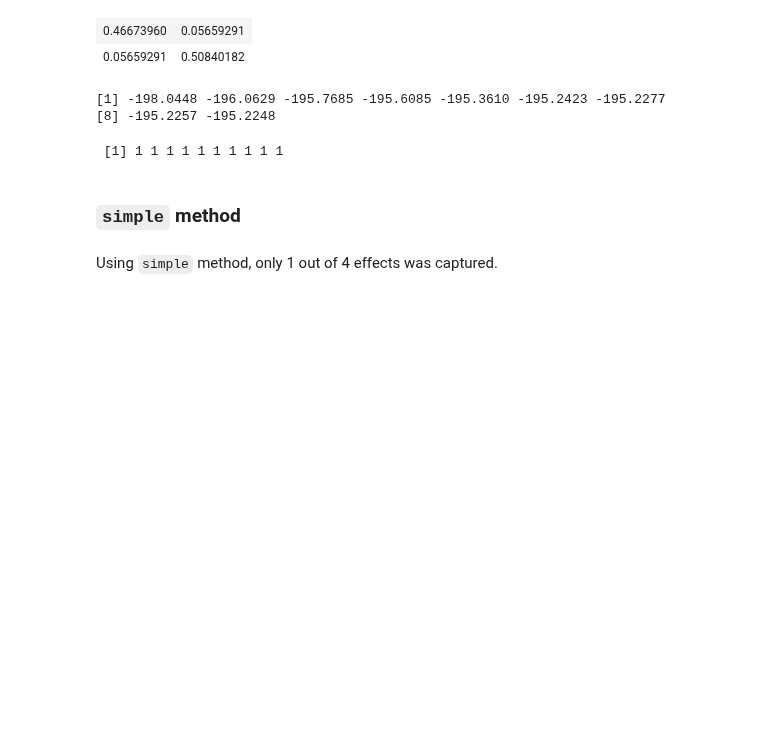
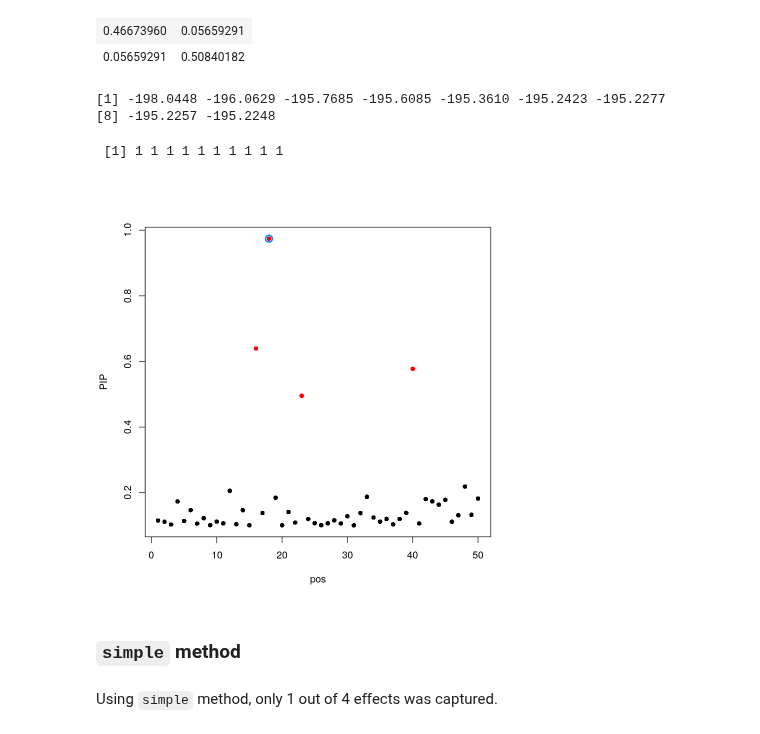
Before and after one commit to stephenslab/mvsusieR, a Jupyter notebook: inst/prototypes/elbo_prior_est.ipynb, the cells around one changed output. Saved outputs shown, nothing was run; the diff lists cells and outputs as text; code cells hidden in the pictures; blank space fills up the shorter version.

```diff
--- a/inst/prototypes/elbo_prior_est.ipynb
+++ b/inst/prototypes/elbo_prior_est.ipynb
@@ -67,6 +67,10 @@ fit0$elbo
 fit0$V
 # %% [output]
  [1] 1 1 1 1 1 1 1 1 1 1
+# %%
+susieR::susie_plot(fit0, 'PIP', b = rowSums(dat$b))
+# %% [output]
+[figure, added]
 # %% [markdown]
 ### `simple` method
 # %% [markdown]
```
Also changed, not shown: 1 other file.
